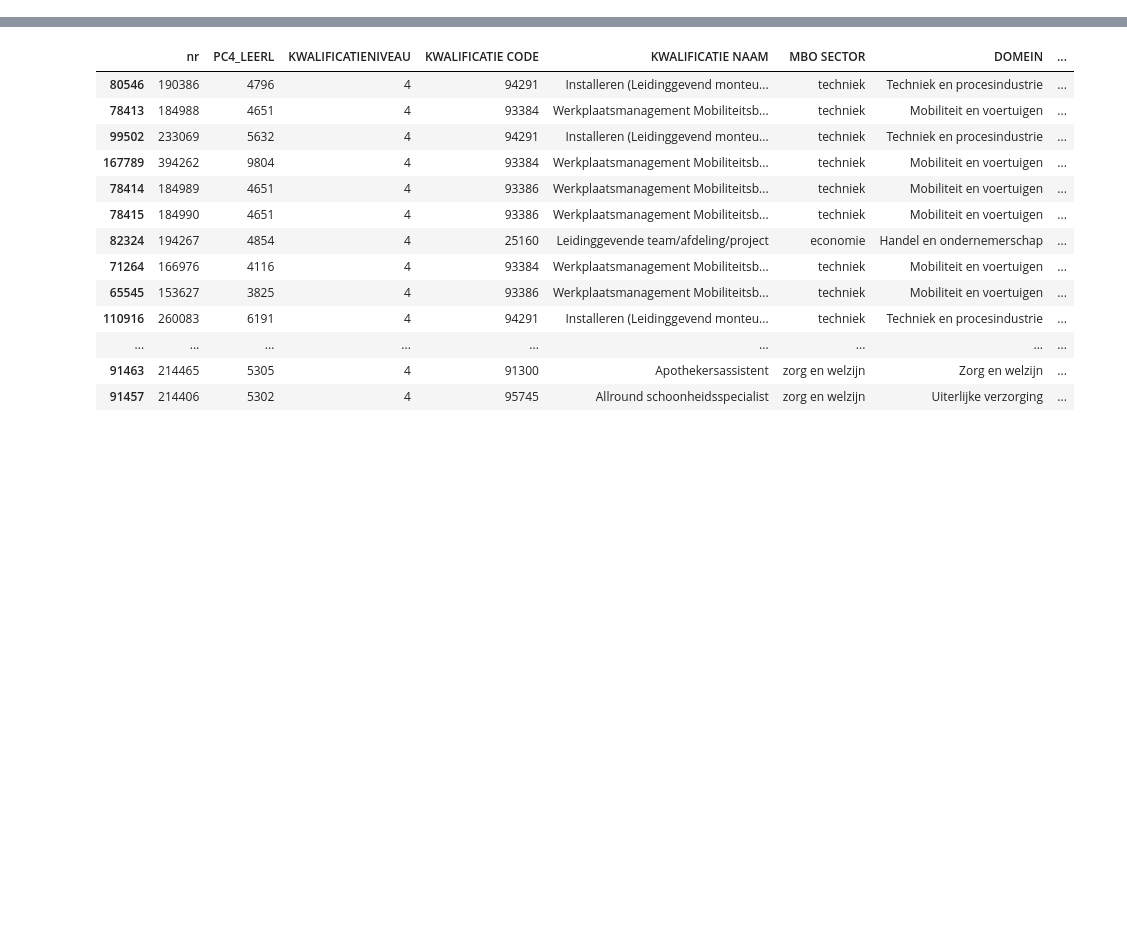
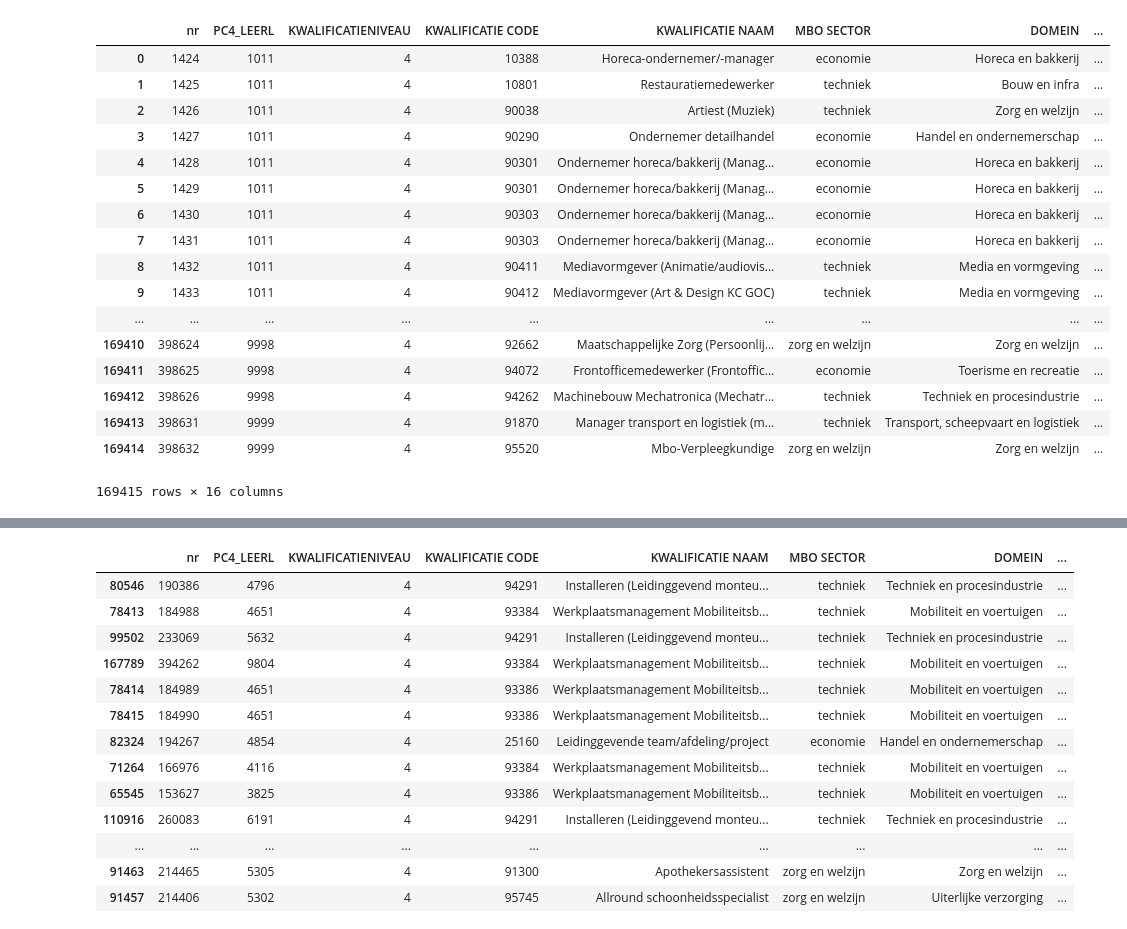
Before and after one commit to simonvdberg/POC, a Jupyter notebook: OpleverNotebook.ipynb, the cells around one changed output, grey strips where cells are left out. Cells and saved outputs as stored; diff of their text form; code cells hidden in the pictures; blank space fills up the shorter version.

```diff
--- a/OpleverNotebook.ipynb
+++ b/OpleverNotebook.ipynb
@@ -59,0 +63,21 @@ datasource["Categorie"] = datasource["PC4_LEERL"].apply(check_categorie)
+# %%
+datasource
+# %% [output]
+|  | nr | PC4_LEERL | KWALIFICATIENIVEAU | KWALIFICATIE CODE | KWALIFICATIE NAAM | MBO SECTOR | DOMEIN | ... |
+| 0 | 1424 | 1011 | 4 | 10388 | Horeca-ondernemer/-manager | economie | Horeca en bakkerij | ... |
+| 1 | 1425 | 1011 | 4 | 10801 | Restauratiemedewerker | techniek | Bouw en infra | ... |
+| 2 | 1426 | 1011 | 4 | 90038 | Artiest (Muziek) | techniek | Zorg en welzijn | ... |
+| 3 | 1427 | 1011 | 4 | 90290 | Ondernemer detailhandel | economie | Handel en ondernemerschap | ... |
+| 4 | 1428 | 1011 | 4 | 90301 | Ondernemer horeca/bakkerij (Manag... | economie | Horeca en bakkerij | ... |
+| 5 | 1429 | 1011 | 4 | 90301 | Ondernemer horeca/bakkerij (Manag... | economie | Horeca en bakkerij | ... |
+| 6 | 1430 | 1011 | 4 | 90303 | Ondernemer horeca/bakkerij (Manag... | economie | Horeca en bakkerij | ... |
+| 7 | 1431 | 1011 | 4 | 90303 | Ondernemer horeca/bakkerij (Manag... | economie | Horeca en bakkerij | ... |
+| 8 | 1432 | 1011 | 4 | 90411 | Mediavormgever (Animatie/audiovis... | techniek | Media en vormgeving | ... |
+| 9 | 1433 | 1011 | 4 | 90412 | Mediavormgever (Art & Design KC GOC) | techniek | Media en vormgeving | ... |
+| ... | ... | ... | ... | ... | ... | ... | ... | ... |
+| 169410 | 398624 | 9998 | 4 | 92662 | Maatschappelijke Zorg (Persoonlij... | zorg en welzijn | Zorg en welzijn | ... |
+| 169411 | 398625 | 9998 | 4 | 94072 | Frontofficemedewerker (Frontoffic... | economie | Toerisme en recreatie | ... |
+| 169412 | 398626 | 9998 | 4 | 94262 | Machinebouw Mechatronica (Mechatr... | techniek | Techniek en procesindustrie | ... |
+| 169413 | 398631 | 9999 | 4 | 91870 | Manager transport en logistiek (m... | techniek | Transport, scheepvaart en logistiek | ... |
+| 169414 | 398632 | 9999 | 4 | 95520 | Mbo-Verpleegkundige | zorg en welzijn | Zorg en welzijn | ... |
+169415 rows × 16 columns
```
Also changed, not shown: parts of 13 cells of this notebook.
